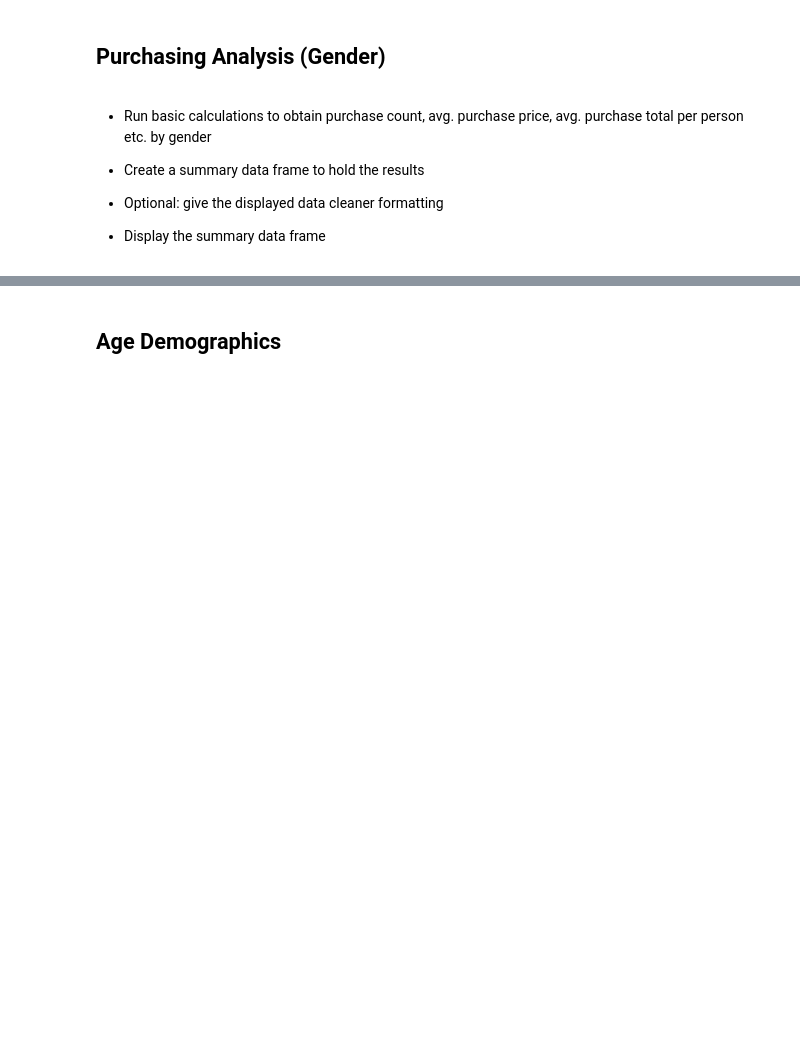
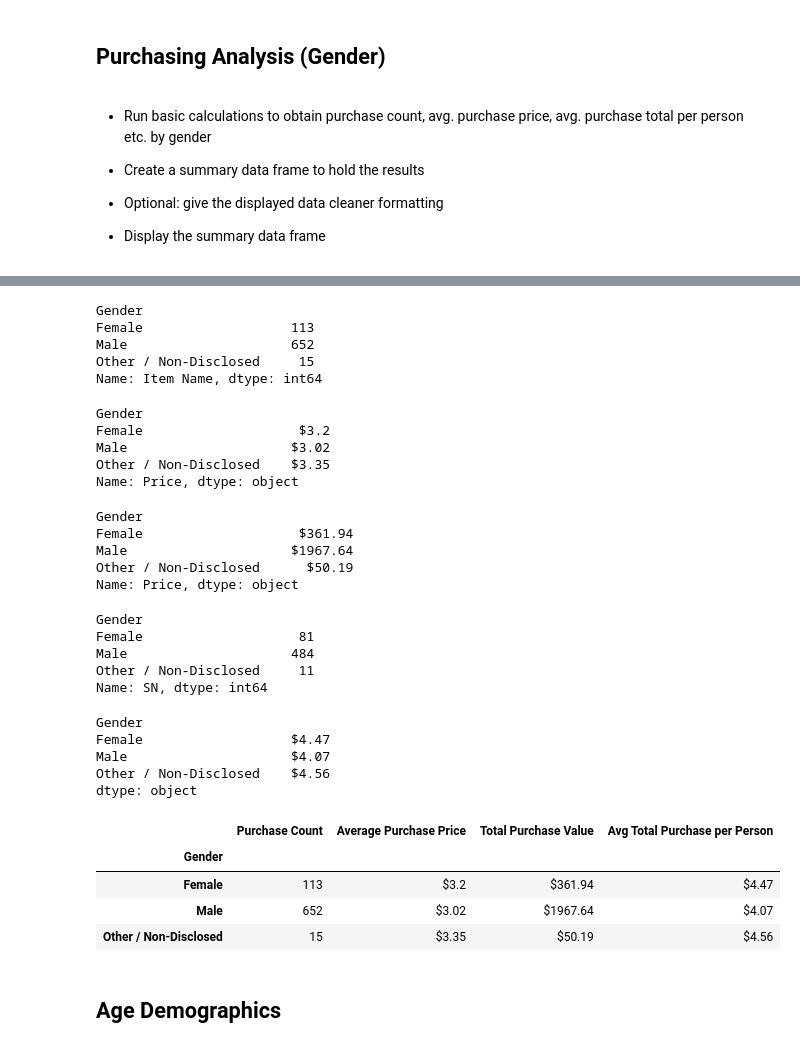
Before and after one commit to ronaldbmz/pandas-challenge, a Jupyter notebook: HeroesOfPymoli/HeroesOfPymoli.ipynb, the cells around one changed output, grey strips where cells are left out. Drawn from its saved outputs; the diff is of its cells as text; code cells hidden in the pictures; blank space fills up the shorter version.

Commit message:
Completed Gender Analysis

```diff
--- a/HeroesOfPymoli/HeroesOfPymoli.ipynb
+++ b/HeroesOfPymoli/HeroesOfPymoli.ipynb
@@ -147,3 +148,60 @@ Name: Gender, dtype: object
+# %%
+purchase_data.groupby('Gender').count()['Item Name']
+# %% [output]
+Gender
+Female                   113
+Male                     652
+Other / Non-Disclosed     15
+Name: Item Name, dtype: int64
+# %%
+'$'+round(purchase_data.groupby('Gender').mean()['Price'],2).astype(str)
+# %% [output]
+Gender
+Female                    $3.2
+Male                     $3.02
+Other / Non-Disclosed    $3.35
+Name: Price, dtype: object
+# %%
+'$'+round(purchase_data.groupby('Gender').sum()['Price'],2).astype(str)
+# %% [output]
+Gender
+Female                    $361.94
+Male                     $1967.64
+Other / Non-Disclosed      $50.19
+Name: Price, dtype: object
+# %%
+unique_gender_name_df = purchase_data[['Gender','SN']].drop_duplicates()
+unique_gender_name_df.groupby('Gender').count()['SN']
+# %% [output]
+Gender
+Female                    81
+Male                     484
+Other / Non-Disclosed     11
+Name: SN, dtype: int64
+# %%
+'$'+round(purchase_data.groupby('Gender').sum()['Price']/unique_gender_name_df.groupby('Gender').count()['SN'],2).astype(str)
+# %% [output]
+Gender
+Female                   $4.47
+Male                     $4.07
+Other / Non-Disclosed    $4.56
+dtype: object
+# %%
+unique_gender_name_df = purchase_data[['Gender','SN']].drop_duplicates()
+gender_purchasing_analysis_dict = { 'Purchase Count':purchase_data.groupby(['Gender']).count()['Item Name'],
+                                   'Average Purchase Price': '$'+round(purchase_data.groupby(['Gender']).mean()['Price'],2).astype(str),
+                                   'Total Purchase Value':'$'+round(purchase_data.groupby(['Gender']).sum()['Price'],2).astype(str),
+                                   'Avg Total Purchase per Person':'$'+round(purchase_data.groupby('Gender').sum()['Price']/unique_gender_name_df.groupby('Gender').count()['SN'],2).astype(str)
+
+}
+gender_purchasing_analysis_df = pd.DataFrame(gender_purchasing_analysis_dict)
+gender_purchasing_analysis_df
+# %% [output]
+|  | Purchase Count | Average Purchase Price | Total Purchase Value | Avg Total Purchase per Person |
+| Gender |  |  |  |  |
+| Female | 113 | $3.2 | $361.94 | $4.47 |
+| Male | 652 | $3.02 | $1967.64 | $4.07 |
+| Other / Non-Disclosed | 15 | $3.35 | $50.19 | $4.56 |
 # %% [markdown]
 ## Age Demographics
 # %% [markdown]
```
Also changed, not shown: parts of 4 cells of this notebook.
